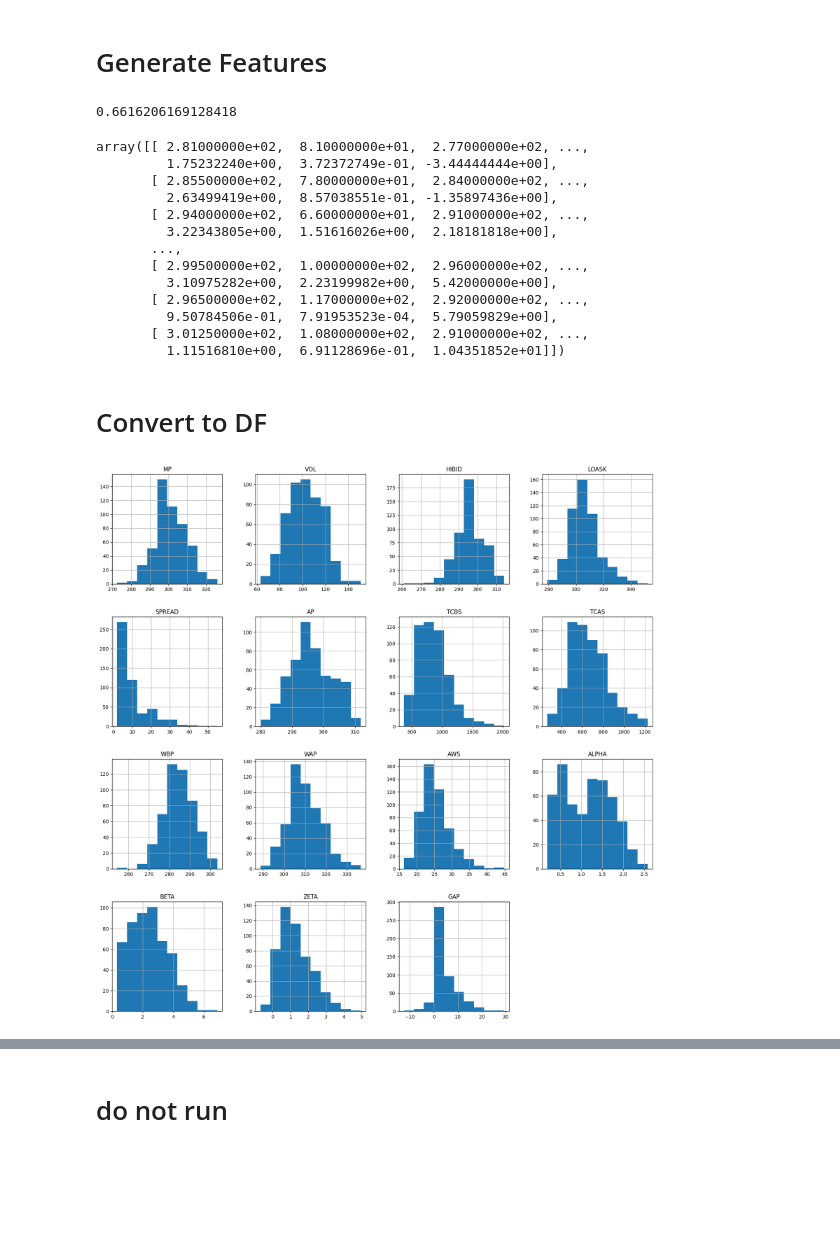
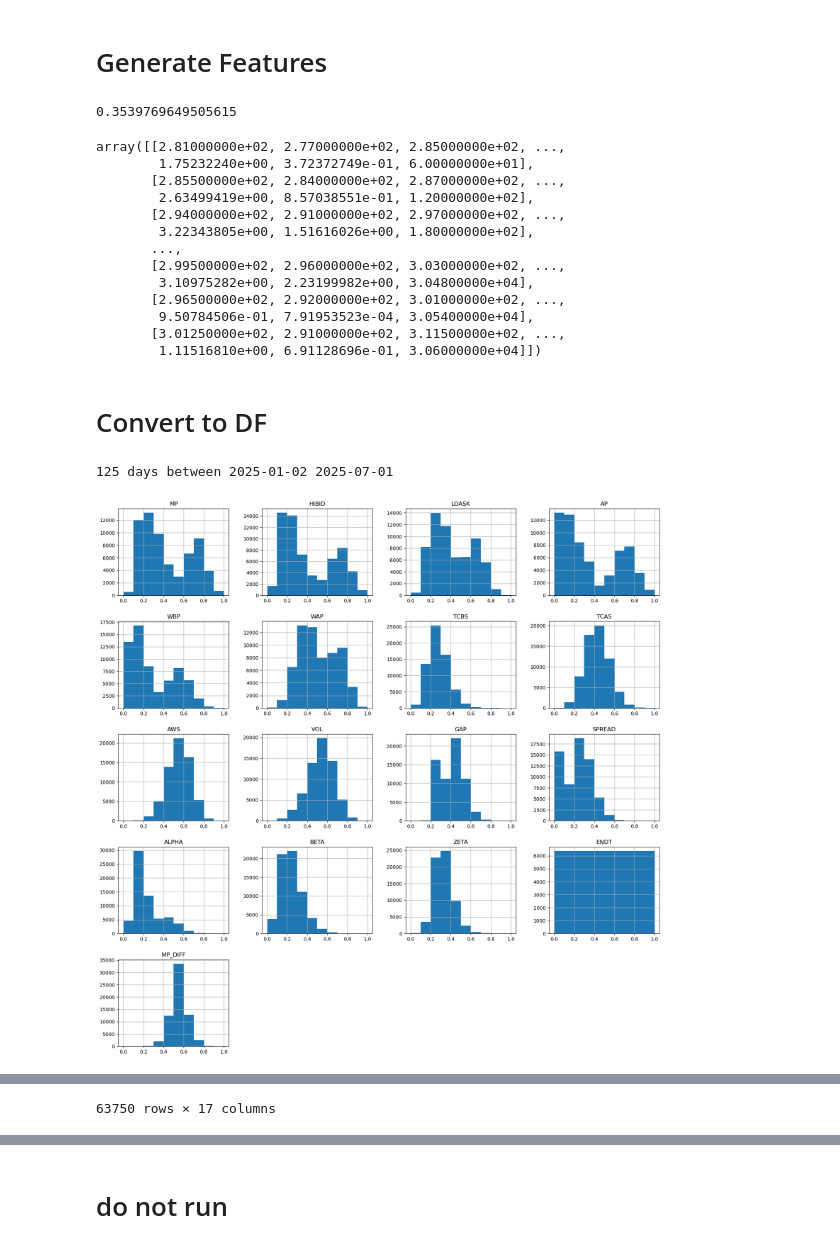
Before and after one commit to UoB-DSMP-2023-24/dsmp-2024-group-19, a Jupyter notebook: new_features_time.ipynb, the cells around one changed output, grey strips where cells are left out. Cells and saved outputs as stored; diff of their text form; code cells hidden in the pictures; blank space fills up the shorter version.

```diff
--- a/new_features_time.ipynb
+++ b/new_features_time.ipynb
@@ -50,7 +50,7 @@ def get_data(min_n = 0, max_n = 125):
 
     return all_data
 
-data = get_data(0,2)
+data = get_data(0,125)
 len(data)
 # %% [output]
 125 days between 2025-01-02 2025-07-01
@@ -100,14 +100,12 @@ def get_features(lob_data: np.array,
     """
 
     n_rows = int((8.5 * 60 * 60) / time_step_s)                         # define number of rows of output array
-    features = ["MP","VOL","HIBID","LOASK","SPREAD","AP",               # define features
-                "TCBS","TCAS","WBP","WAP","AWS",
-                "ALPHA", "BETA", "ZETA", "GAP"]
+    features = ["MP","HIBID","LOASK","AP","WBP","WAP",                  # define features
+                "TCBS","TCAS","AWS","VOL","GAP","SPREAD",
+                "ALPHA", "BETA", "ZETA", "ENDT"]
     n_features = len(features)                                          # define number of features
 
     feat_arr = np.zeros((n_rows, n_features), dtype=np.float64)         # array to hold feature values
-    time_arr = np.arange(0,(8.5*60*60), time_step_s) + time_step_s      # array to hold timestamps, this
-                                                                        # is always the end of the segment
 
     LA_HB_a_b = np.zeros((lob_data.shape[0]+1, 4), dtype = np.float64)  # array holding the LOASK, HIBID,
                                                                         # alpha, beta, values
@@ -269,46 +267,72 @@ def get_features(lob_data: np.array,
         feat_arr[row_i][features.index("BETA")] = BETA
         feat_arr[row_i][features.index("ZETA")] = ZETA
         feat_arr[row_i][features.index("GAP")] = MP - AP
+        feat_arr[row_i][features.index("ENDT")] = end_time
+
 
         # adjust start times
         start_time = end_time                                                # Set the next start times and
         lob_start = lob_end                                                  # indicies to the last end times / indicies
         tapes_start = tapes_end
 
-    return feat_arr, time_arr, features
+    return feat_arr, features
 
 feat_arr = get_features(data[0][0],data[0][1],data[0][2], 60, cas_cbs_window = 50, median = True)
 s = time.time()
-feat_arr, time_arr, feats = get_features(data[1][0],data[1][1],data[1][2], 60, cas_cbs_window = 50, median = True)
+feat_arr, feats = get_features(data[1][0],data[1][1],data[1][2], 60, cas_cbs_window = 50, median = True)
 print(time.time() - s)
 feat_arr
 # %% [output]
-0.6616206169128418
+0.3539769649505615
-array([[ 2.81000000e+02,  8.10000000e+01,  2.77000000e+02, ...,
-         1.75232240e+00,  3.72372749e-01, -3.44444444e+00],
-       [ 2.85500000e+02,  7.80000000e+01,  2.84000000e+02, ...,
-         2.63499419e+00,  8.57038551e-01, -1.35897436e+00],
-       [ 2.94000000e+02,  6.60000000e+01,  2.91000000e+02, ...,
-         3.22343805e+00,  1.51616026e+00,  2.18181818e+00],
+array([[2.81000000e+02, 2.77000000e+02, 2.85000000e+02, ...,
+        1.75232240e+00, 3.72372749e-01, 6.00000000e+01],
+       [2.85500000e+02, 2.84000000e+02, 2.87000000e+02, ...,
+        2.63499419e+00, 8.57038551e-01, 1.20000000e+02],
+       [2.94000000e+02, 2.91000000e+02, 2.97000000e+02, ...,
+        3.22343805e+00, 1.51616026e+00, 1.80000000e+02],
        ...,
-       [ 2.99500000e+02,  1.00000000e+02,  2.96000000e+02, ...,
-         3.10975282e+00,  2.23199982e+00,  5.42000000e+00],
-       [ 2.96500000e+02,  1.17000000e+02,  2.92000000e+02, ...,
-         9.50784506e-01,  7.91953523e-04,  5.79059829e+00],
-       [ 3.01250000e+02,  1.08000000e+02,  2.91000000e+02, ...,
-         1.11516810e+00,  6.91128696e-01,  1.04351852e+01]])
+       [2.99500000e+02, 2.96000000e+02, 3.03000000e+02, ...,
+        3.10975282e+00, 2.23199982e+00, 3.04800000e+04],
+       [2.96500000e+02, 2.92000000e+02, 3.01000000e+02, ...,
+        9.50784506e-01, 7.91953523e-04, 3.05400000e+04],
+       [3.01250000e+02, 2.91000000e+02, 3.11500000e+02, ...,
+        1.11516810e+00, 6.91128696e-01, 3.06000000e+04]])
 # %% [markdown]
 # Convert to DF
 # %%
 import pandas as pd
 import matplotlib.pyplot as plt
+from sklearn.preprocessing import StandardScaler, MinMaxScaler
 
 # Assuming feat_arr is your data and feats is a list of column names
-df = pd.DataFrame(feat_arr, columns=feats)
-#df["ALPHA/VOL"] = df["ALPHA"] / df["VOL"]
-#df["BETA/VOL"] = df["BETA"] / df["VOL"]
-#df["ZETA/VOL"] = df["ZETA"] / df["VOL"]
+df = pd.DataFrame()
+day_i = 0
+date_list = get_dates()
+for lob, lob_time, tapes, in data:
+    feat_arr, f = get_features(lob, lob_time, tapes, 60)
+    day_df = pd.DataFrame(feat_arr, columns=f)
+    day_df["date"] = date_list[day_i]
+    df = pd.concat([df, day_df], axis = 0)
+    day_i += 1
+
+df["MP_DIFF"] = df["MP"].diff()
+
+df_index = df["date"]
+df.drop(columns=["date"], inplace=True)
+
+scaler = StandardScaler()
+scaler.fit(df)
+arr = scaler.transform(df)
+scaler = MinMaxScaler()
+scaler.fit(arr)
+arr = scaler.transform(arr)
+df = pd.DataFrame(arr, columns=df.columns)
+
+df.index = pd.to_datetime(df_index)
+
 df.hist(figsize = (20,20))
 plt.show()
+df
 # %% [output]
+125 days between 2025-01-02 2025-07-01
-[figure, old version]
+[figure, new version]
@@ -315,3 +352,4 @@ plt.show()
+63750 rows × 17 columns
 # %%
 import seaborn as sns
 
```
Also changed, not shown: parts of 10 cells of this notebook.
